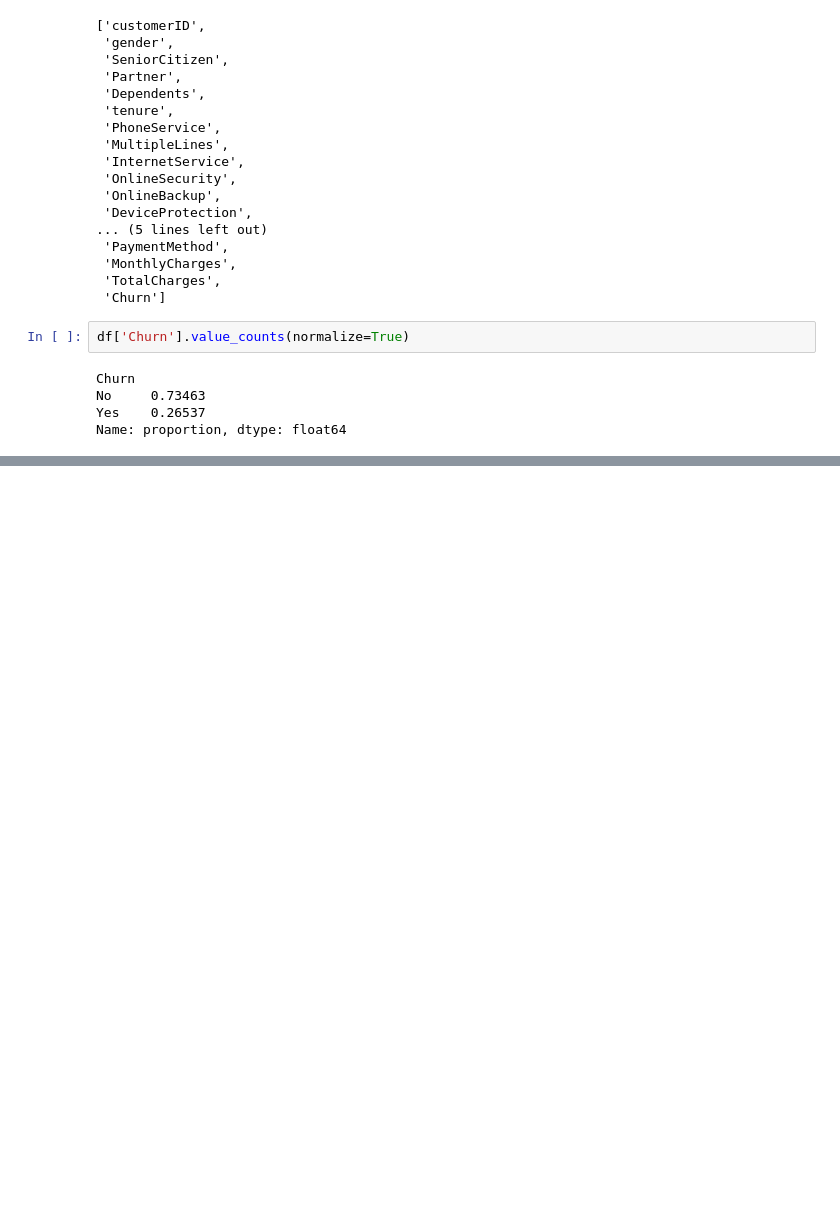
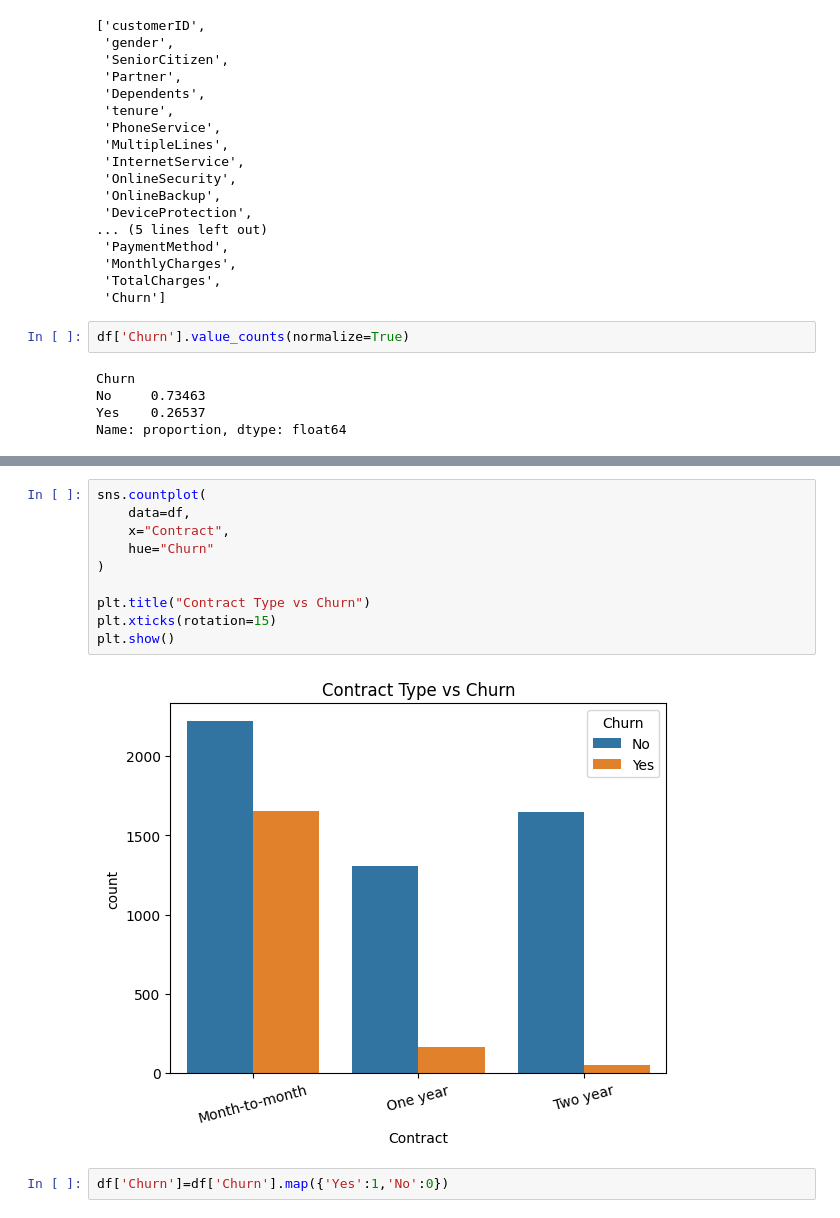
Before and after one commit to nishot/customer_churn, a Jupyter notebook: notebooks/01_eda.ipynb, the cells around one changed output, grey strips where cells are left out. Saved outputs shown, nothing was run; the diff lists cells and outputs as text; blank space fills up the shorter version.

```diff
--- a/notebooks/01_eda.ipynb
+++ b/notebooks/01_eda.ipynb
@@ -105,0 +339,14 @@ Name: proportion, dtype: float64
+# %%
+sns.countplot(
+    data=df,
+    x="Contract",
+    hue="Churn"
+)
+
+plt.title("Contract Type vs Churn")
+plt.xticks(rotation=15)
+plt.show()
+# %% [output]
+[figure, added]
+# %%
+df['Churn']=df['Churn'].map({'Yes':1,'No':0})
```
Also changed, not shown: parts of 25 cells of this notebook.
